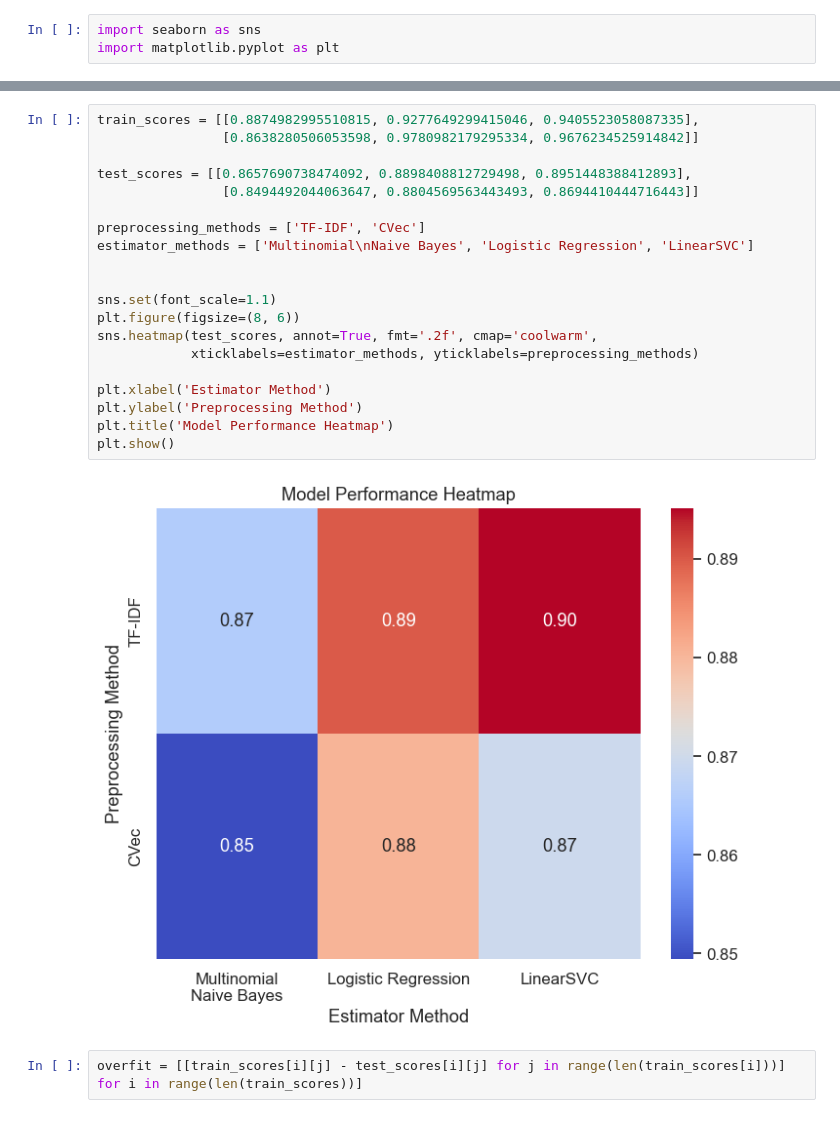
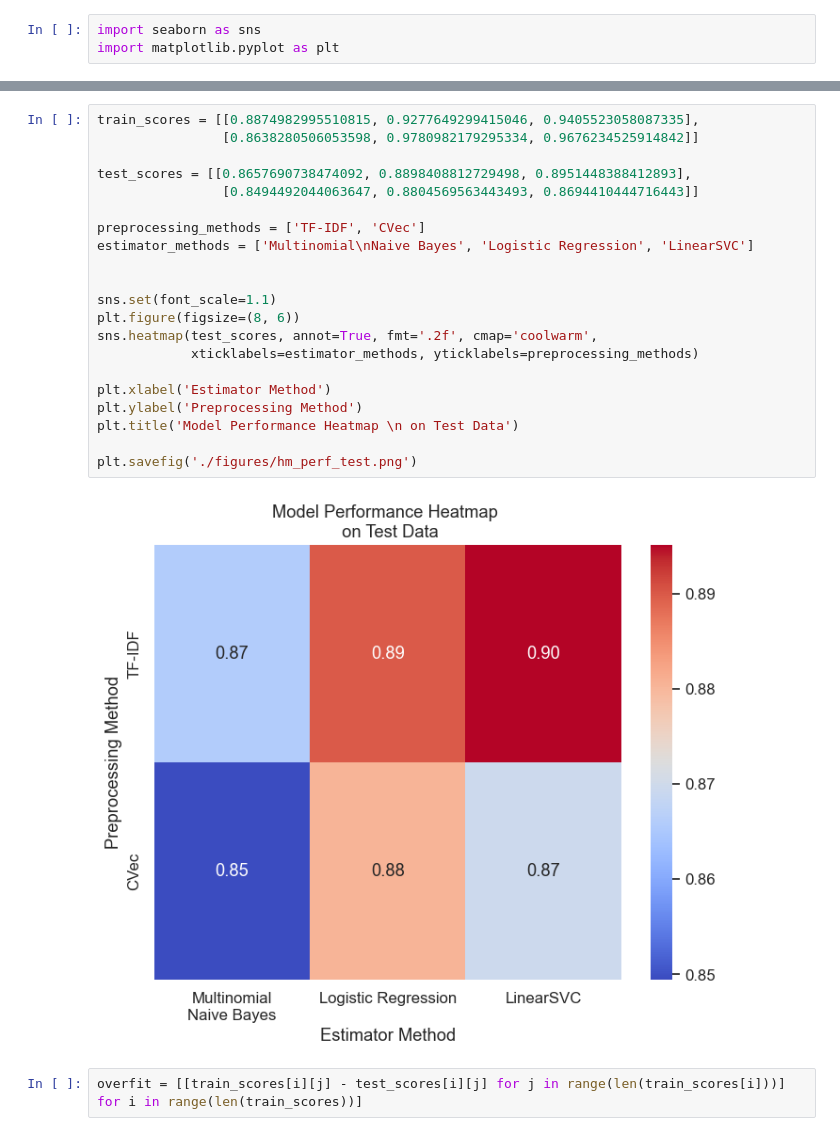
Before and after one commit to AlanAndrews/reddit_v_openai, a Jupyter notebook: 04_Visualizations.ipynb, the cells around one changed output, grey strips where cells are left out. Cells and saved outputs as stored; diff of their text form.

Commit message:
heatmaps, confusion matrices, added presentation, edited READMEamong other things

```diff
--- a/04_Visualizations.ipynb
+++ b/04_Visualizations.ipynb
@@ -26,25 +27,26 @@ plt.show()
 # %%
 train_scores = [[0.8874982995510815, 0.9277649299415046, 0.9405523058087335],
                 [0.8638280506053598, 0.9780982179295334, 0.9676234525914842]]
 
 test_scores = [[0.8657690738474092, 0.8898408812729498, 0.8951448388412893],
                 [0.8494492044063647, 0.8804569563443493, 0.8694410444716443]]
 
 preprocessing_methods = ['TF-IDF', 'CVec']
 estimator_methods = ['Multinomial\nNaive Bayes', 'Logistic Regression', 'LinearSVC']
 
 
 sns.set(font_scale=1.1)
 plt.figure(figsize=(8, 6))
 sns.heatmap(test_scores, annot=True, fmt='.2f', cmap='coolwarm',
             xticklabels=estimator_methods, yticklabels=preprocessing_methods)
 
 plt.xlabel('Estimator Method')
 plt.ylabel('Preprocessing Method')
-plt.title('Model Performance Heatmap')
-plt.show()
+plt.title('Model Performance Heatmap \n on Test Data')
+
+plt.savefig('./figures/hm_perf_test.png')
 # %% [output]
-[figure, old version]
+[figure, new version]
 # %%
 overfit = [[train_scores[i][j] - test_scores[i][j] for j in range(len(train_scores[i]))] for i in range(len(train_scores))]
 # %%
```
Also changed, not shown: parts of 2 cells of this notebook, 20 other files.
